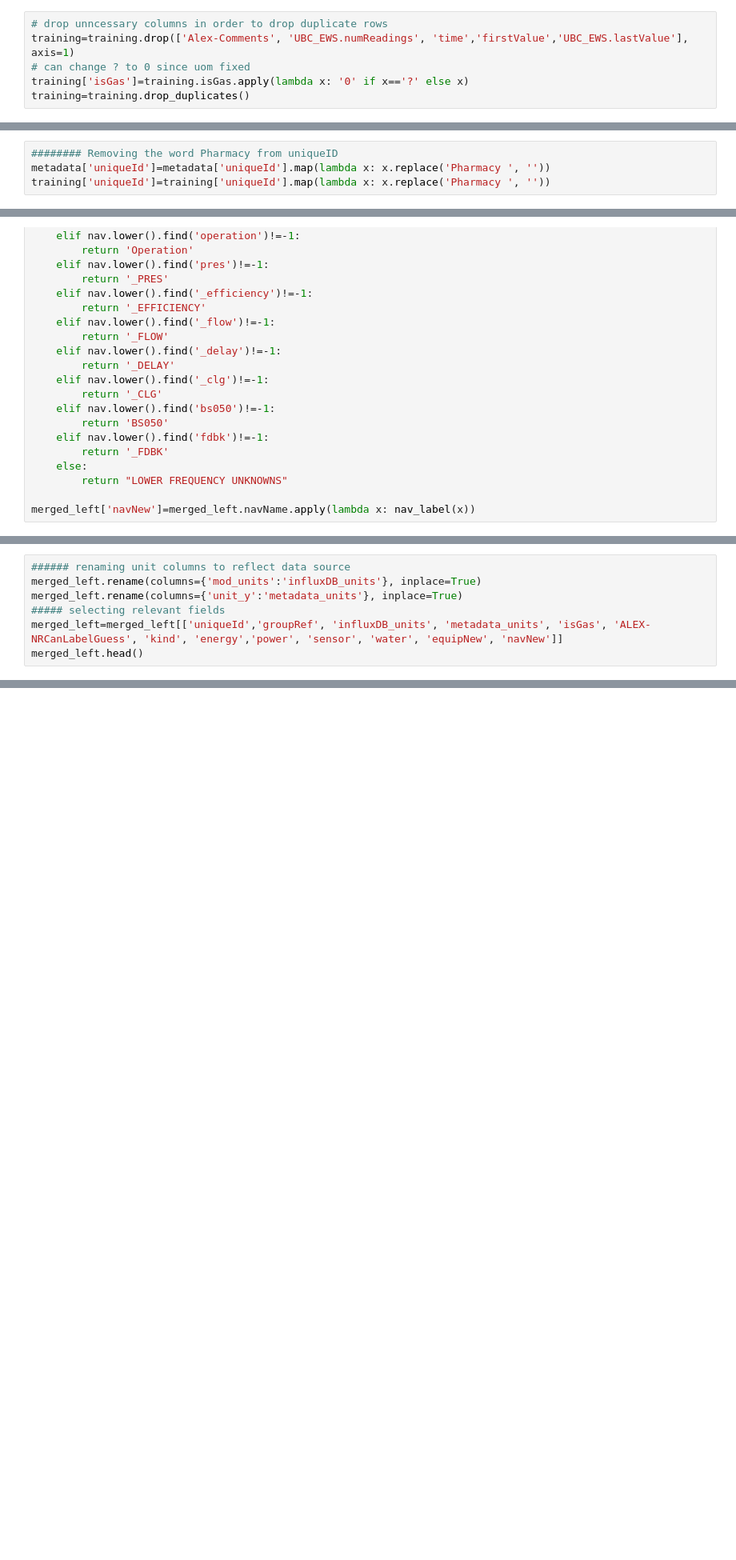
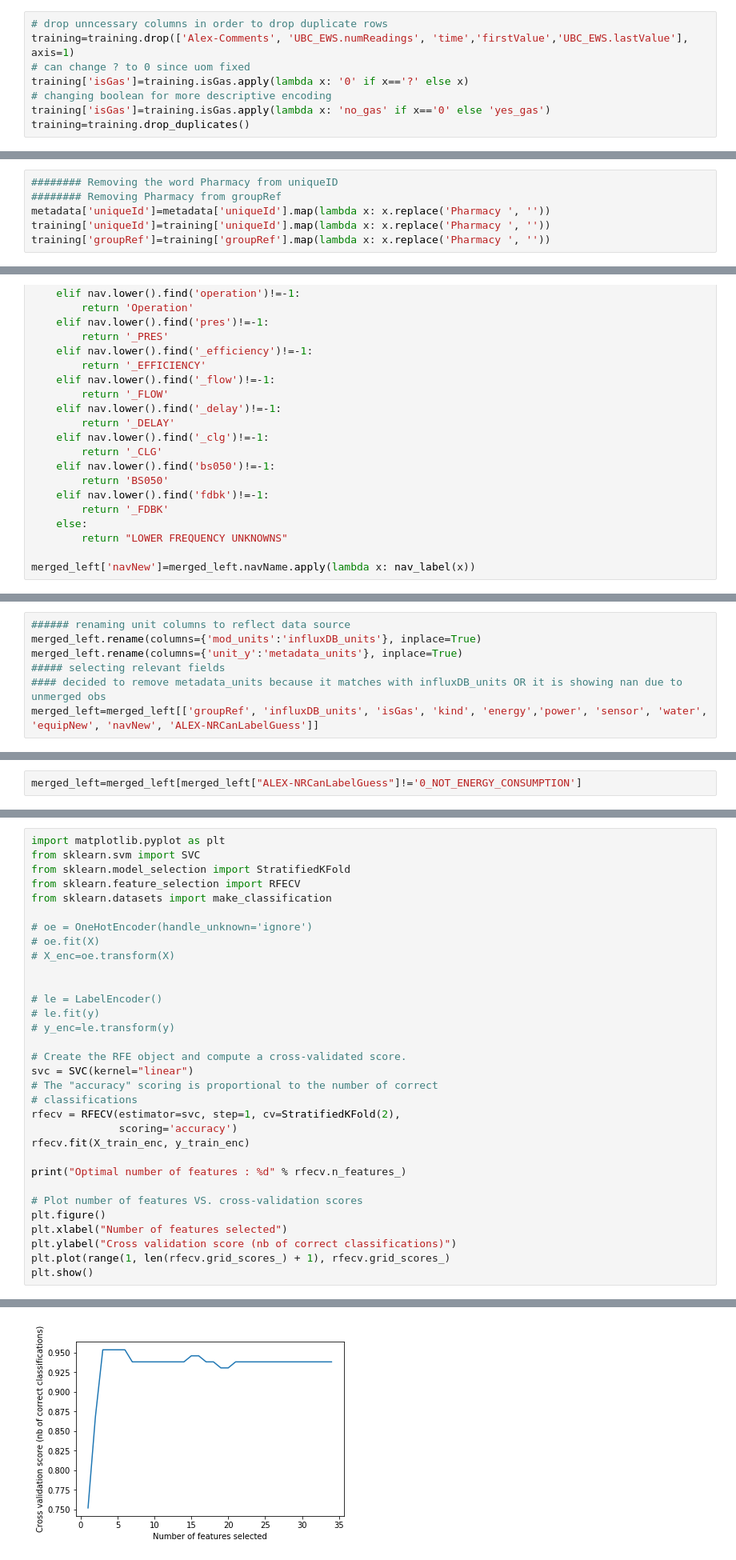
Before and after one commit to UBC-UrbanDataLab/Classifying-End-Use-MDS2020, a Jupyter notebook: code/code_for_categorical_feature_selection/code_for_categorical_feature_selection.ipynb, the cells around one changed output, grey strips where cells are left out. Shown at 80% size. Saved outputs shown, nothing was run; the diff lists cells and outputs as text; blank space fills up the shorter version.

Commit message:
updated feature selection code

```diff
--- a/code/code_for_categorical_feature_selection/code_for_categorical_feature_selection.ipynb
+++ b/code/code_for_categorical_feature_selection/code_for_categorical_feature_selection.ipynb
@@ -90,4 +92,6 @@ training['unit']=training['mod_units']
 training=training.drop(['Alex-Comments', 'UBC_EWS.numReadings', 'time','firstValue','UBC_EWS.lastValue'], axis=1)
 # can change ? to 0 since uom fixed
 training['isGas']=training.isGas.apply(lambda x: '0' if x=='?' else x)
+# changing boolean for more descriptive encoding
+training['isGas']=training.isGas.apply(lambda x: 'no_gas' if x=='0' else 'yes_gas')
 training=training.drop_duplicates()
@@ -114,5 +120,7 @@ metadata['water']=metadata['water'].apply(lambda x: 'yes_water' if x=='✓' else
 metadata['unit']=metadata['unit'].apply(lambda x: 'omit' if x=='_' else x)
 # %%
 ######## Removing the word Pharmacy from uniqueID
+######## Removing Pharmacy from groupRef
 metadata['uniqueId']=metadata['uniqueId'].map(lambda x: x.replace('Pharmacy ', ''))
 training['uniqueId']=training['uniqueId'].map(lambda x: x.replace('Pharmacy ', ''))
+training['groupRef']=training['groupRef'].map(lambda x: x.replace('Pharmacy ', ''))
@@ -254,5 +268,5 @@ merged_left['navNew']=merged_left.navName.apply(lambda x: nav_label(x))
 merged_left.rename(columns={'mod_units':'influxDB_units'}, inplace=True)
 merged_left.rename(columns={'unit_y':'metadata_units'}, inplace=True)
 ##### selecting relevant fields
-merged_left=merged_left[['uniqueId','groupRef', 'influxDB_units', 'metadata_units', 'isGas', 'ALEX-NRCanLabelGuess', 'kind', 'energy','power', 'sensor', 'water', 'equipNew', 'navNew']]
-merged_left.head()
+#### decided to remove metadata_units because it matches with influxDB_units OR it is showing nan due to unmerged obs
+merged_left=merged_left[['groupRef', 'influxDB_units', 'isGas', 'kind', 'energy','power', 'sensor', 'water', 'equipNew', 'navNew', 'ALEX-NRCanLabelGuess']]
@@ -266 +275,3 @@ merged_left.head()
+# %%
+merged_left=merged_left[merged_left["ALEX-NRCanLabelGuess"]!='0_NOT_ENERGY_CONSUMPTION']
 # %%
@@ -267,0 +338,33 @@ merged_left.to_csv("mergeddata.csv")
+# %%
+import matplotlib.pyplot as plt
+from sklearn.svm import SVC
+from sklearn.model_selection import StratifiedKFold
+from sklearn.feature_selection import RFECV
+from sklearn.datasets import make_classification
+
+# oe = OneHotEncoder(handle_unknown='ignore')
+# oe.fit(X)
+# X_enc=oe.transform(X)
+
+
+# le = LabelEncoder()
+# le.fit(y)
+# y_enc=le.transform(y)
+
+# Create the RFE object and compute a cross-validated score.
+svc = SVC(kernel="linear")
+# The "accuracy" scoring is proportional to the number of correct
+# classifications
+rfecv = RFECV(estimator=svc, step=1, cv=StratifiedKFold(2),
+              scoring='accuracy')
+rfecv.fit(X_train_enc, y_train_enc)
+
+print("Optimal number of features : %d" % rfecv.n_features_)
+
+# Plot number of features VS. cross-validation scores
+plt.figure()
+plt.xlabel("Number of features selected")
+plt.ylabel("Cross validation score (nb of correct classifications)")
+plt.plot(range(1, len(rfecv.grid_scores_) + 1), rfecv.grid_scores_)
+plt.show()
+# %% [output]
@@ -267,0 +372 @@ merged_left.to_csv("mergeddata.csv")
+[figure, added]
```
Also changed, not shown: parts of 13 cells of this notebook, 1 other file.
